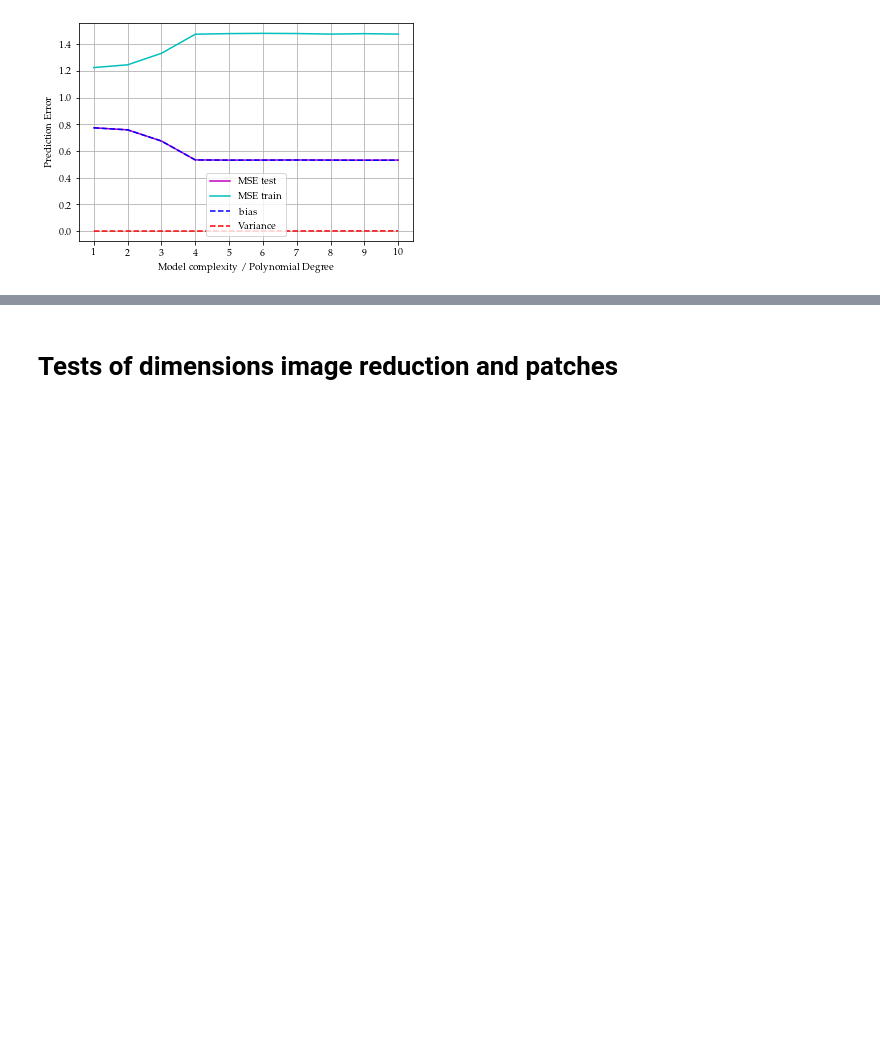
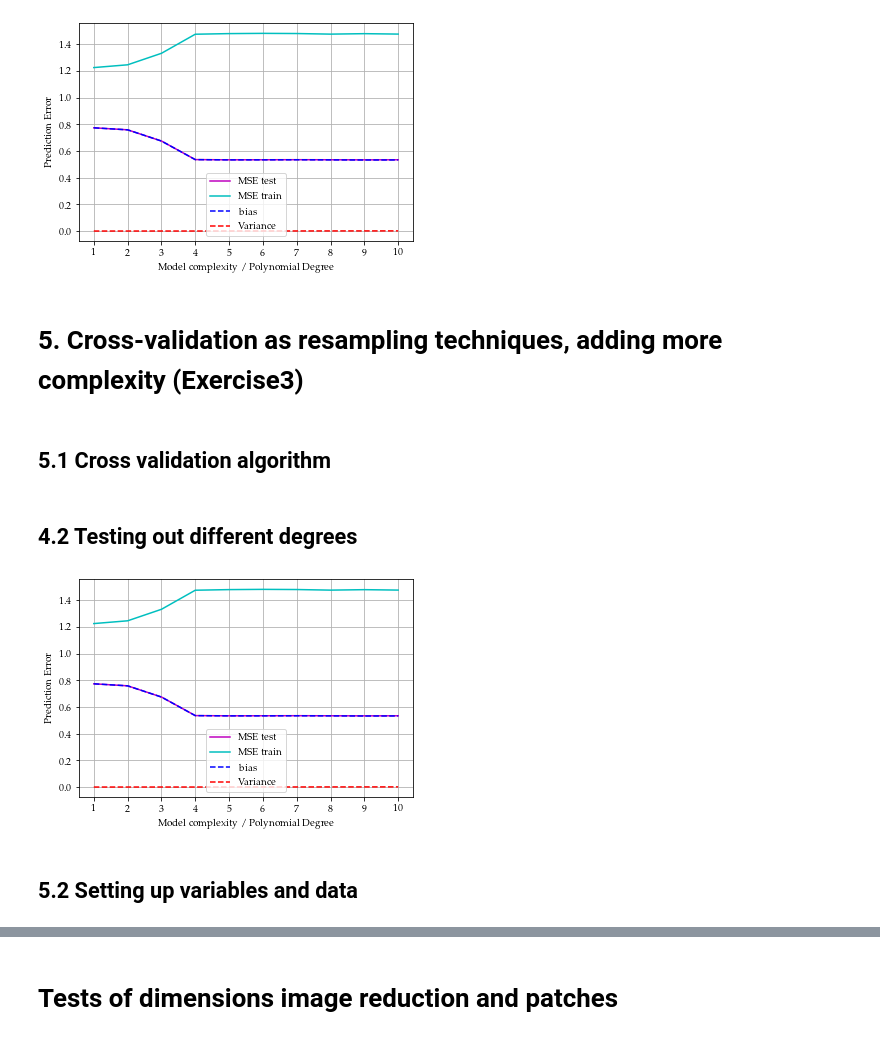
Before and after one commit to AndreasBordvik/FYS-STK4155-Prj1_report, a Jupyter notebook: code/Exercise6.ipynb, the cells around one changed output, grey strips where cells are left out. Saved outputs shown, nothing was run; the diff lists cells and outputs as text; code cells hidden in the pictures; blank space fills up the shorter version.

```diff
--- a/code/Exercise6.ipynb
+++ b/code/Exercise6.ipynb
@@ -466,25 +466,12 @@ for degree in tqdm(range(1, maxdegree+1), desc = f"Looping through polynomials u
     #model= make_pipeline(PolynomialFeatures(degree=degree), LinearRegression(fit_intercept=False))
     X = create_X(x, y, n=degree)
 
-    # Fitting the scaler before split in order to have equal range for train and test data
-    X_scaler = StandardScaler()
-    X_scaler.fit(X)
-
-    z_scaler = StandardScaler()
-    z_scaler.fit(z_flat)
-
     # Train test split
-    X_train, X_test, z_train, z_test = prepare_data(X, z_flat, test_size=0.2, shuffle=True, scale_X=False, scale_t=False, random_state=SEED_VALUE)
+    X_train, X_test, z_train, z_test = prepare_data(X, z_flat, test_size=0.2, shuffle=True, scale_X=True, scale_t=True, random_state=SEED_VALUE)
 
     #TODO: why scale?!?
     # How do we scale? should test and train have different scalers or use the same?
     # Scaling
-    X_train = X_scaler.transform(X_train)
-    z_train = z_scaler.transform(z_train)
-
-    X_test = X_scaler.transform(X_test)
-    z_test = z_scaler.transform(z_test)
-
 
 
     # Variables for storing predictions
@@ -500,7 +487,6 @@ for degree in tqdm(range(1, maxdegree+1), desc = f"Looping through polynomials u
         #fit model and predict on train data:
         z_hat_train = model.fit(x_, y_, SVDfit=False)
         z_fit[:,i] = z_hat_train.ravel()
-
         #predict on test data:
         z_hat_test = model.predict(X_test)
         z_pred_test[:, i] = z_hat_test.ravel()
@@ -526,3 +512,7 @@ plt.legend()
 plt.show()
 # %% [output]
 [figure]
+# %% [markdown]
+# 5. Cross-validation as resampling techniques, adding more complexity (Exercise3)
+# %% [markdown]
+## 5.1 Cross validation algorithm
@@ -528,0 +570,55 @@ plt.show()
+# %% [markdown]
+## 4.2 Testing out different degrees
+# %%
+for degree in tqdm(range(1, maxdegree+1), desc = f"Looping through polynomials up to {maxdegree} degrees with {n_bootstraps} bootstraps: "):
+    #model= make_pipeline(PolynomialFeatures(degree=degree), LinearRegression(fit_intercept=False))
+    X = create_X(x, y, n=degree)
+
+    # Train test split
+    X_train, X_test, z_train, z_test = prepare_data(X, z_flat, test_size=0.2, shuffle=True, scale_X=True, scale_t=True, random_state=SEED_VALUE)
+
+    #TODO: why scale?!?
+    # How do we scale? should test and train have different scalers or use the same?
+    # Scaling
+
+
+    # Variables for storing predictions
+    z_pred_test = np.empty((z_test.shape[0], n_bootstraps))
+    z_fit = np.empty((z_train.shape[0], n_bootstraps))
+
+    for i in range(n_bootstraps):
+        #bootstrap:
+        x_, y_ = resample(X_train, z_train)
+        #fit model to x_,y_ sample:
+        model =  OLS(degree=degree)
+
+        #fit model and predict on train data:
+        z_hat_train = model.fit(x_, y_, SVDfit=False)
+        z_fit[:,i] = z_hat_train.ravel()
+        #predict on test data:
+        z_hat_test = model.predict(X_test)
+        z_pred_test[:, i] = z_hat_test.ravel()
+
+    MSE_test[degree-1] = np.mean( np.mean((z_test - z_pred_test)**2, axis=1, keepdims=True ))
+    MSE_train[degree-1] = np.mean( np.mean((z_train - z_fit)**2, axis=1, keepdims=True ))
+    bias[degree-1] = np.mean( (z_test - np.mean(z_pred_test, axis=1, keepdims=True))**2 )
+    variance[degree-1] = np.mean( np.var(z_pred_test, axis=1, keepdims=True))
+
+
+plt.plot(polydegree, MSE_test,"m", label='MSE test')
+plt.plot(polydegree, MSE_train,"c", label='MSE train')
+
+plt.plot(polydegree, bias,"b--", label='bias')
+plt.plot(polydegree, variance,"r--", label='Variance')
+#plt.plot(polydegree, bias+variance,"g--", label='bias+variance')
+
+plt.xlabel("Model complexity / Polynomial Degree")
+plt.ylabel("Prediction Error")
+plt.xticks(polydegree)
+plt.grid(True)
+plt.legend()
+plt.show()
+# %% [output]
+[figure, added]
+# %% [markdown]
+## 5.2 Setting up variables and data
```
Also changed, not shown: parts of 6 cells of this notebook, 1 other file.
